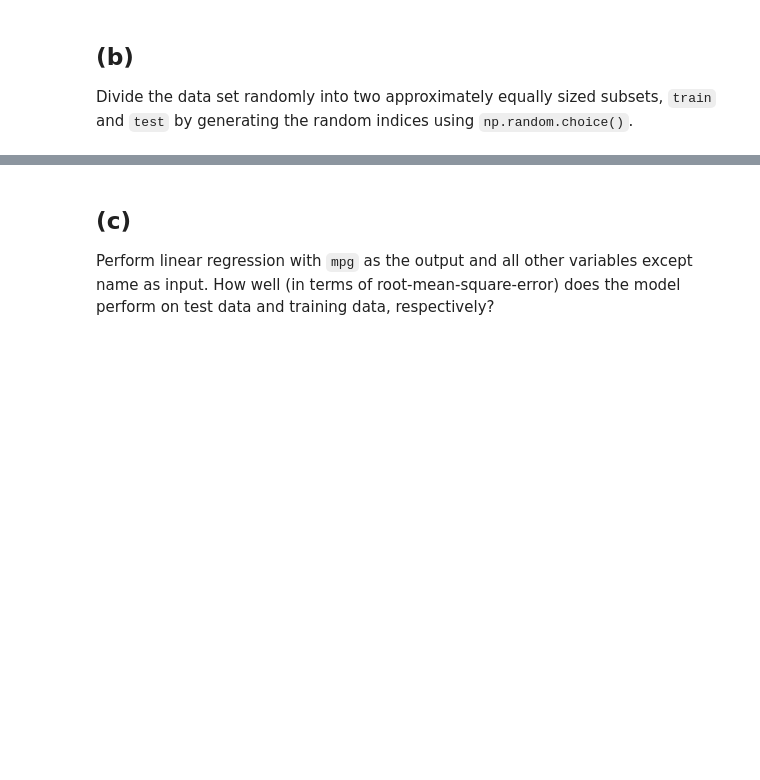
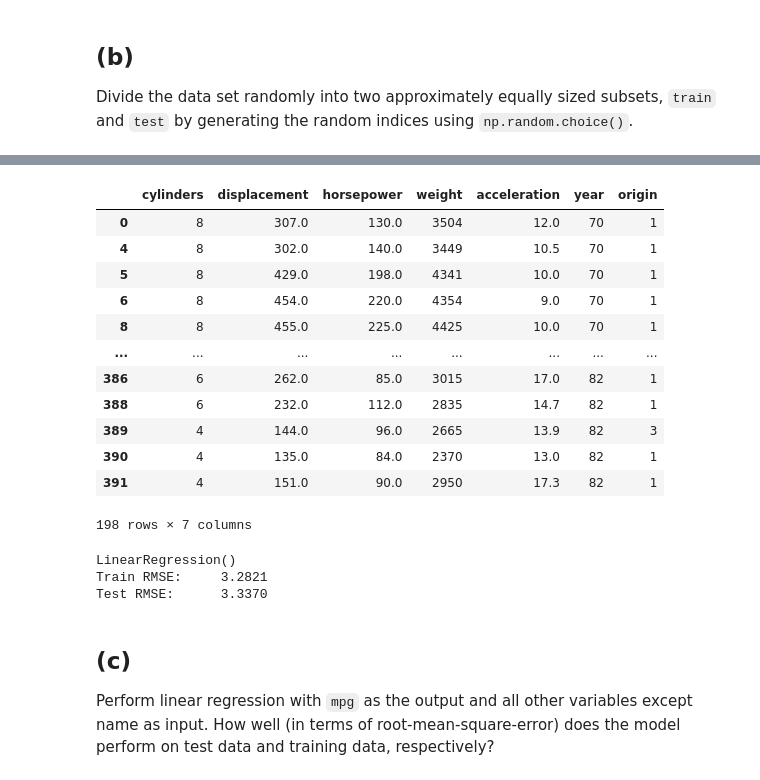
Before and after one commit to dragonesk22/Databasteknik, a Jupyter notebook: exercises/SML-session_2.ipynb, the cells around one changed output, grey strips where cells are left out. Drawn from its saved outputs; the diff is of its cells as text; code cells hidden in the pictures; blank space fills up the shorter version.

```diff
--- a/exercises/SML-session_2.ipynb
+++ b/exercises/SML-session_2.ipynb
@@ -147,3 +258,11 @@ auto = pd.read_csv(url, na_values='?').dropna()
 # %% [markdown]
 ## (b)
 Divide the data set randomly into two approximately equally sized subsets, `train` and `test` by generating the random indices using `np.random.choice()`.
+# %%
+np.random.seed(1)
+# Välj index från 0-392 som är 200 långt utan återläggning
+trainI = np.random.choice(auto.shape[0], size=200, replace=False)
+# Lagra den booleanska indexeringen av auto m.a.p värdea i stickprovet förekomme i auto
+trainIndex = auto.index.isin(trainI)
+train = auto.iloc[trainIndex]
+test = auto.iloc[~trainIndex]
@@ -150,3 +287,40 @@ Divide the data set randomly into two approximately equally sized subsets, `trai
+# %%
+keys = ['cylinders', 'displacement', 'horsepower', 'weight', 'acceleration', 'year', 'origin']
+# %%
+train[keys]
+# %% [output]
+|  | cylinders | displacement | horsepower | weight | acceleration | year | origin |
+| 0 | 8 | 307.0 | 130.0 | 3504 | 12.0 | 70 | 1 |
+| 4 | 8 | 302.0 | 140.0 | 3449 | 10.5 | 70 | 1 |
+| 5 | 8 | 429.0 | 198.0 | 4341 | 10.0 | 70 | 1 |
+| 6 | 8 | 454.0 | 220.0 | 4354 | 9.0 | 70 | 1 |
+| 8 | 8 | 455.0 | 225.0 | 4425 | 10.0 | 70 | 1 |
+| ... | ... | ... | ... | ... | ... | ... | ... |
+| 386 | 6 | 262.0 | 85.0 | 3015 | 17.0 | 82 | 1 |
+| 388 | 6 | 232.0 | 112.0 | 2835 | 14.7 | 82 | 1 |
+| 389 | 4 | 144.0 | 96.0 | 2665 | 13.9 | 82 | 3 |
+| 390 | 4 | 135.0 | 84.0 | 2370 | 13.0 | 82 | 1 |
+| 391 | 4 | 151.0 | 90.0 | 2950 | 17.3 | 82 | 1 |
+198 rows × 7 columns
+# %%
+model = skl_lm.LinearRegression(fit_intercept=True)
+X_train = train[keys]
+Y_train = train['mpg']
+model.fit(X_train, Y_train)
+print(model)
+
+train_predict = model.predict(X_train)
+train_RMSE = np.sqrt(np.mean((train_predict - train.mpg)**2))
+
+print(f"Train RMSE: \t{train_RMSE:.4f}")
+X_test = test[keys]
+test_predict = model.predict(X_test)
+test_RMSE = np.sqrt(np.mean((test_predict - test.mpg)**2))
+print(f"Test RMSE: \t{test_RMSE:.4f}")
+# %% [output]
+LinearRegression()
+Train RMSE:     3.2821
+Test RMSE:      3.3370
 # %% [markdown]
 ## (c)
 Perform linear regression with `mpg` as the output and all other variables except name as input. How well (in terms of root-mean-square-error) does the model perform on test data and training data, respectively?
```
Also changed, not shown: parts of 13 cells of this notebook.
